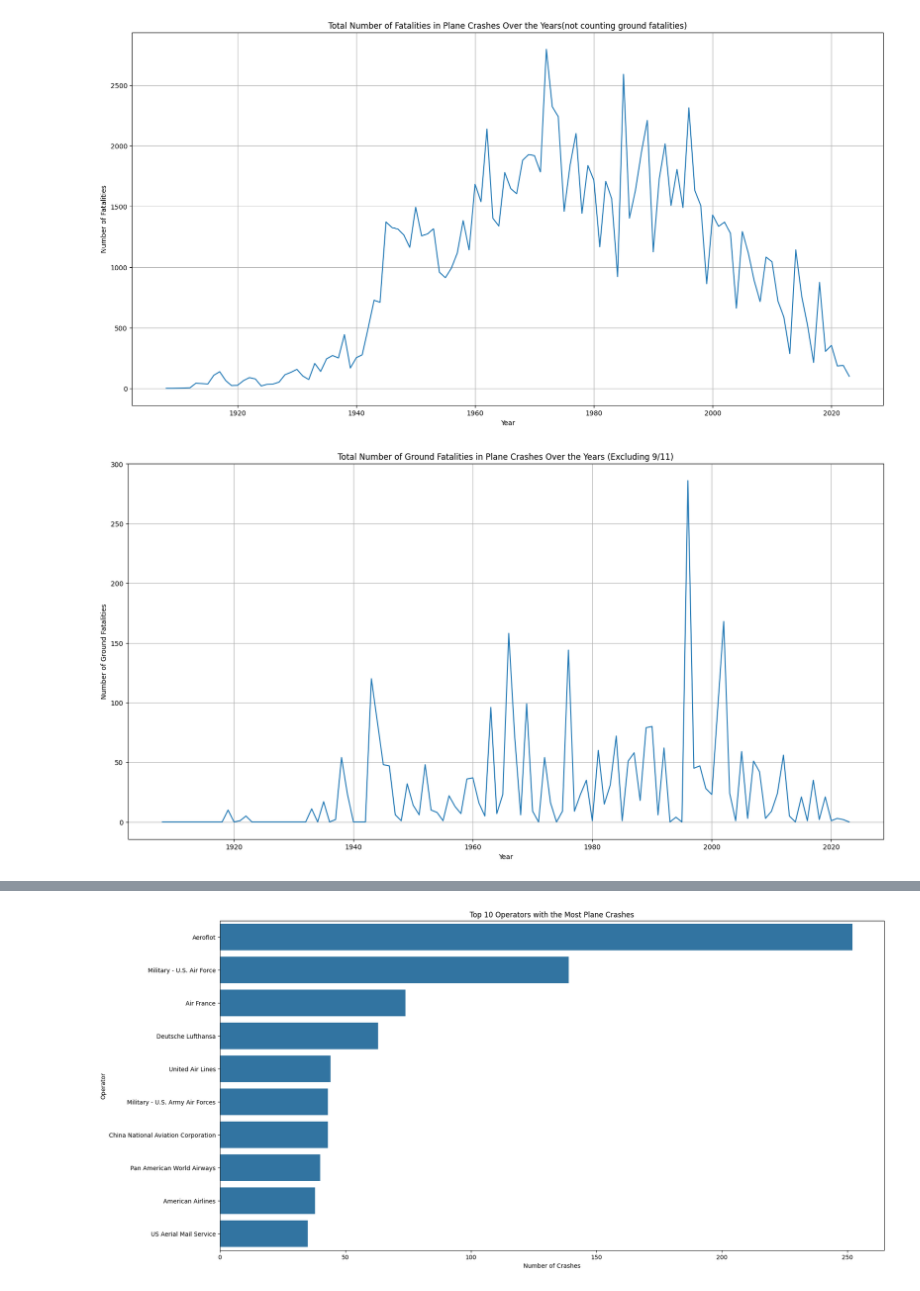
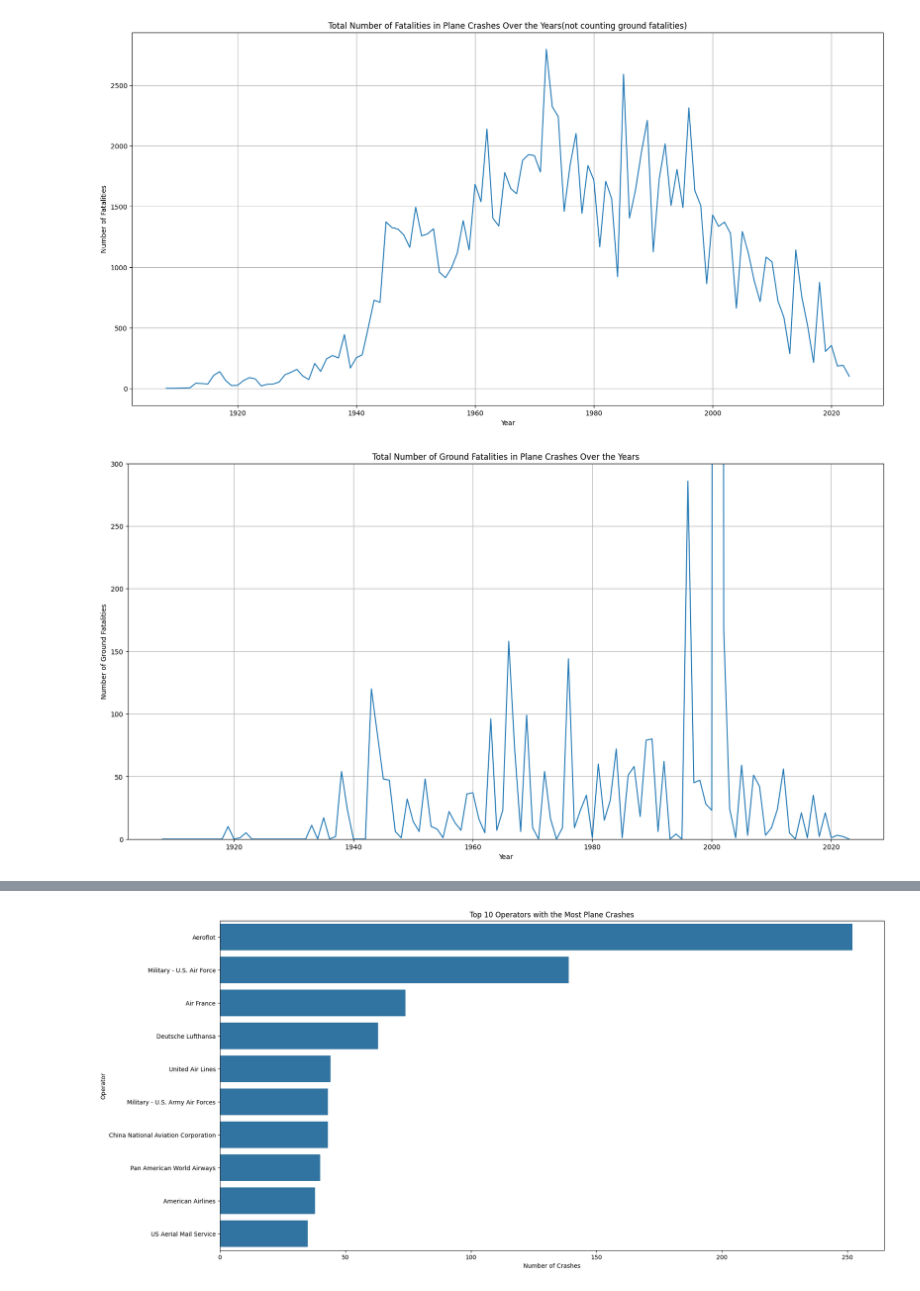
Before and after one commit to ggrgg13/cs215_proj_9, a Jupyter notebook: proj9research.ipynb, the cells around one changed output, grey strips where cells are left out. Drawn from its saved outputs; the diff is of its cells as text; code cells hidden in the pictures.

```diff
--- a/proj9research.ipynb
+++ b/proj9research.ipynb
@@ -19,0 +22,8 @@ Below are the analysis done to the data. Most are pretty self-explainatory.
+# %%
+# Get the year from the date column.
+data['Year'] = pd.to_datetime(data['Date']).dt.year
+# Get total fatalities per year by adding fatalities and ground fatalities
+data['Total_Fatalities'] = data['Fatalities'] + data['Ground_Fatalities']
+# Calculate the fatality rate (fatalities/total onboard)
+data['Fatality_Rate'] = data['Fatalities'] / data['Total_Onboard']
+data.head()
@@ -46,19 +63,18 @@ plt.show()
 # %% [output]
 [figure]
 # %%
-# Excluding the data for the year 2001 (the year of the 9/11 attacks) from the analysis
-data_excluding_2001 = data[data['Year'] != 2001]
 # Aggregating the total ground fatalities by year, excluding the year 2001
-ground_fatalities_excluding_2001 = data_excluding_2001.groupby('Year')['Ground_Fatalities'].sum()
+ground_fatalities = data.groupby('Year')['Ground_Fatalities'].sum()
 # Plotting the trend of ground fatalities over the years, excluding 2001
 plt.figure(figsize=(20, 10))
-sns.lineplot(x=ground_fatalities_excluding_2001.index, y=ground_fatalities_excluding_2001.values)
-plt.title('Total Number of Ground Fatalities in Plane Crashes Over the Years (Excluding 9/11)')
+sns.lineplot(x=ground_fatalities.index, y=ground_fatalities.values)
+plt.title('Total Number of Ground Fatalities in Plane Crashes Over the Years')
 plt.xlabel('Year')
 plt.ylabel('Number of Ground Fatalities')
+plt.ylim(0, 300)  # Setting the y-axis limit to 500
 plt.grid(True)
 plt.show()
 # %% [output]
-[figure, old version]
+[figure, new version]
 # %%
 # Correcting the selection of multiple columns in groupby using a list
```
Also changed, not shown: parts of 17 cells of this notebook.
